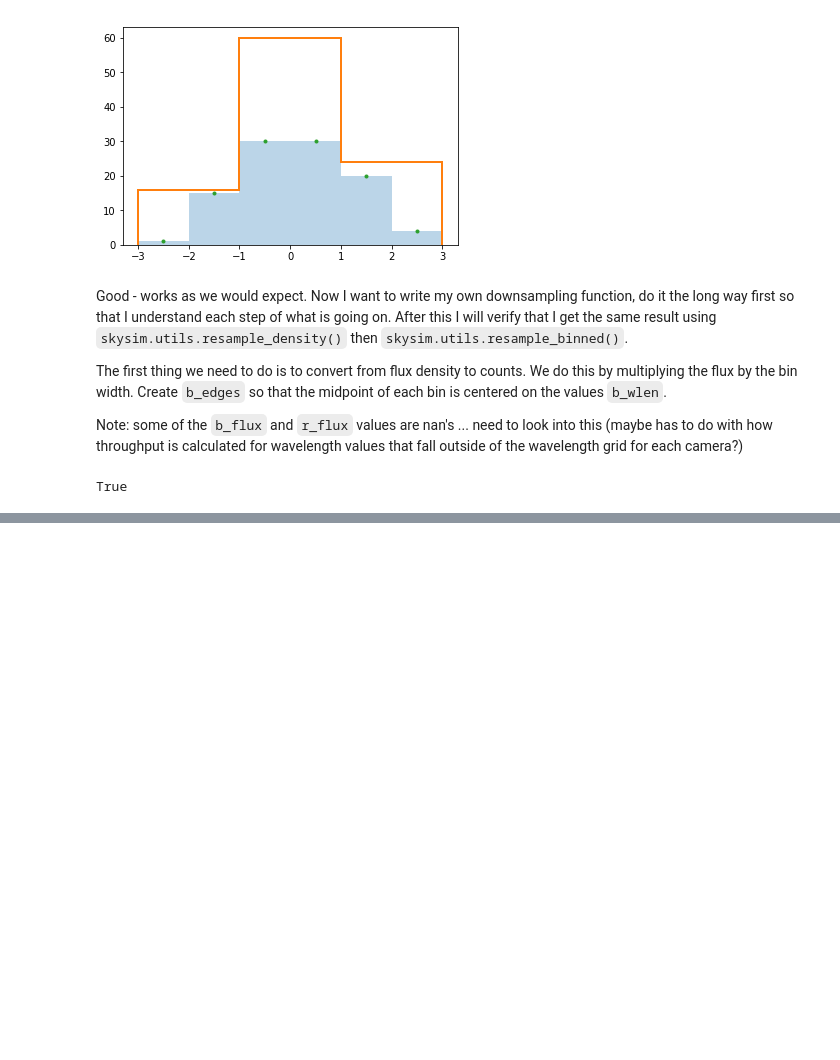
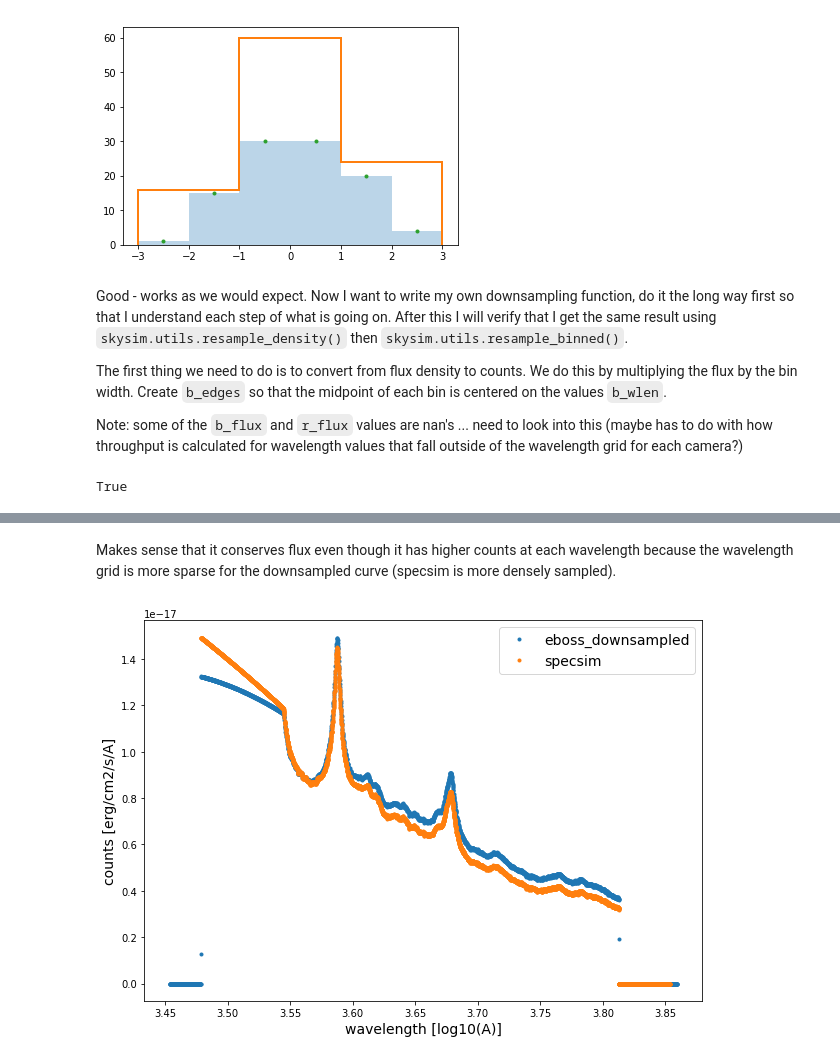
Before and after one commit to belaa/specsim-for-eboss, a Jupyter notebook: downsample_to_eBOSS_grid.ipynb, the cells around one changed output, grey strips where cells are left out. Saved outputs shown, nothing was run; the diff lists cells and outputs as text; code cells hidden in the pictures; blank space fills up the shorter version.

```diff
--- a/downsample_to_eBOSS_grid.ipynb
+++ b/downsample_to_eBOSS_grid.ipynb
@@ -189,0 +200,12 @@ nan
+# %% [markdown]
+Makes sense that it conserves flux even though it has higher counts at each wavelength because the wavelength grid is more sparse for the downsampled curve (specsim is more densely sampled).
+# %%
+plt.figure(figsize=(10,7))
+plt.plot(eboss_wlen, output_hist / (10 ** np.diff(eboss_edges)), '.', label='eboss_downsampled')
+plt.plot(np.log10(b_wlen), b_flux, '.', label='specsim')
+plt.xlabel('wavelength [log10(A)]', fontsize=fs)
+plt.ylabel('counts [erg/cm2/s/A]', fontsize=fs)
+plt.legend(fontsize=fs)
+plt.show()
+# %% [output]
+[figure, added]
```
Also changed, not shown: parts of 8 cells of this notebook.
